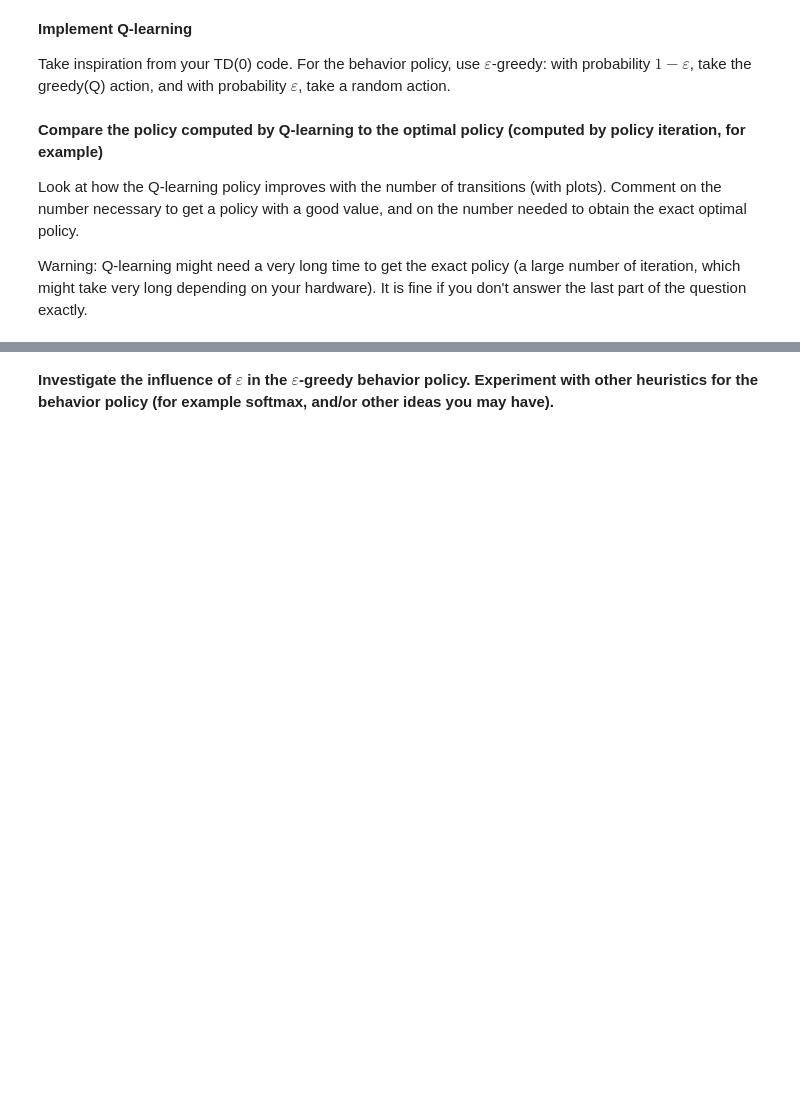
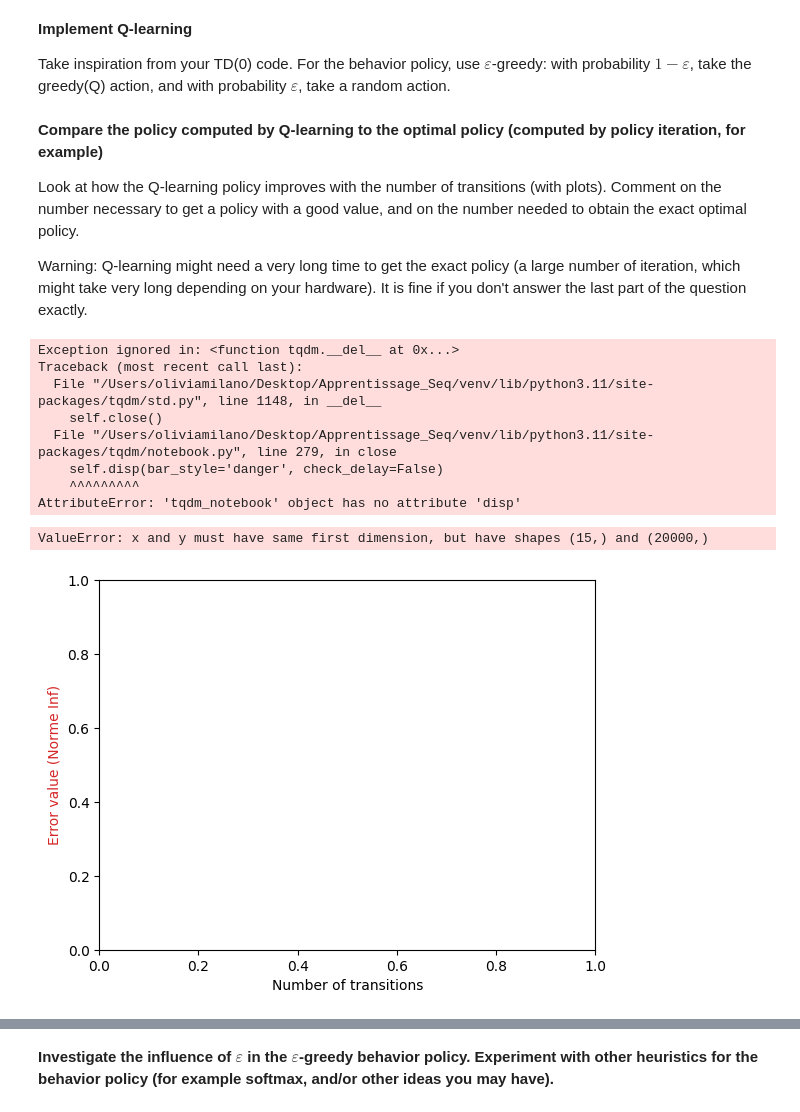
Before and after one commit to milanolivia/apprentissage_seq, a Jupyter notebook: TD0_QLearning.ipynb, the cells around one changed output, grey strips where cells are left out. Saved outputs shown, nothing was run; the diff lists cells and outputs as text; code cells hidden in the pictures; blank space fills up the shorter version.

Commit message:
TP2 + last questions

```diff
--- a/TD0_QLearning.ipynb
+++ b/TD0_QLearning.ipynb
@@ -778,41 +778,33 @@ Warning: Q-learning might need a very long time to get the exact policy (a large
 # %%
 from tqdm import tqdm
 
 Pi_opt, V_opt, _ = PolicyIteration()
 
 
 T_episodes = 20000
 
 
 errors_V = []
 policy_diffs = []
 
 for T in tqdm(range(T_episodes), desc="Entraînement Q-learning"):
     Pi_Q, V_Q, _ = QLearning(T, epsilon=0.2)
 
     err = np.max(np.abs(V_Q - V_opt))
     errors_V.append(err)
 
     diff = np.sum(Pi_Q != Pi_opt)
     policy_diffs.append(diff)
 
     # print(f"T={T}: Value Error={err:.2f}, Policy mismatches={diff} states")
-
-# Plot
-fig, ax1 = plt.subplots()
-
-color = 'tab:red'
-ax1.set_xlabel('Number of transitions')
-ax1.set_ylabel('Error value (Norme Inf)', color=color)
-ax1.plot(T_values, errors_V, marker='o', color=color)
-ax1.tick_params(axis='y', labelcolor=color)
-
-ax2 = ax1.twinx()
-color = 'tab:blue'
-ax2.set_ylabel('Policy Mismatches (# states)', color=color)
-ax2.plot(T_values, policy_diffs, marker='x', linestyle='--', color=color)
-ax2.tick_params(axis='y', labelcolor=color)
-
-plt.title("Q-Learning Performance vs Optimal")
-plt.xscale('log')
-plt.show()
+# %% [output]
+Exception ignored in: <function tqdm.__del__ at 0x...>
+Traceback (most recent call last):
+  File "/Users/oliviamilano/Desktop/Apprentissage_Seq/venv/lib/python3.11/site-packages/tqdm/std.py", line 1148, in __del__
+    self.close()
+  File "/Users/oliviamilano/Desktop/Apprentissage_Seq/venv/lib/python3.11/site-packages/tqdm/notebook.py", line 279, in close
+    self.disp(bar_style='danger', check_delay=False)
+    ^^^^^^^^^
+AttributeError: 'tqdm_notebook' object has no attribute 'disp'
+ValueError: x and y must have same first dimension, but have shapes (15,) and (20000,)
+[figure, added]
```
Also changed, not shown: parts of 6 cells of this notebook.
